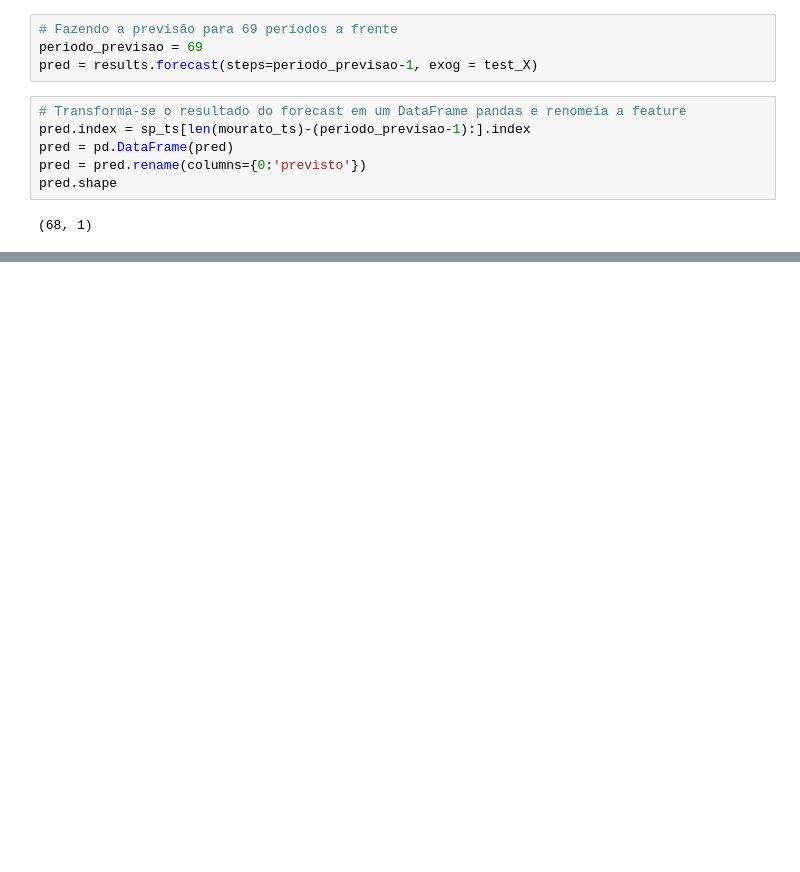
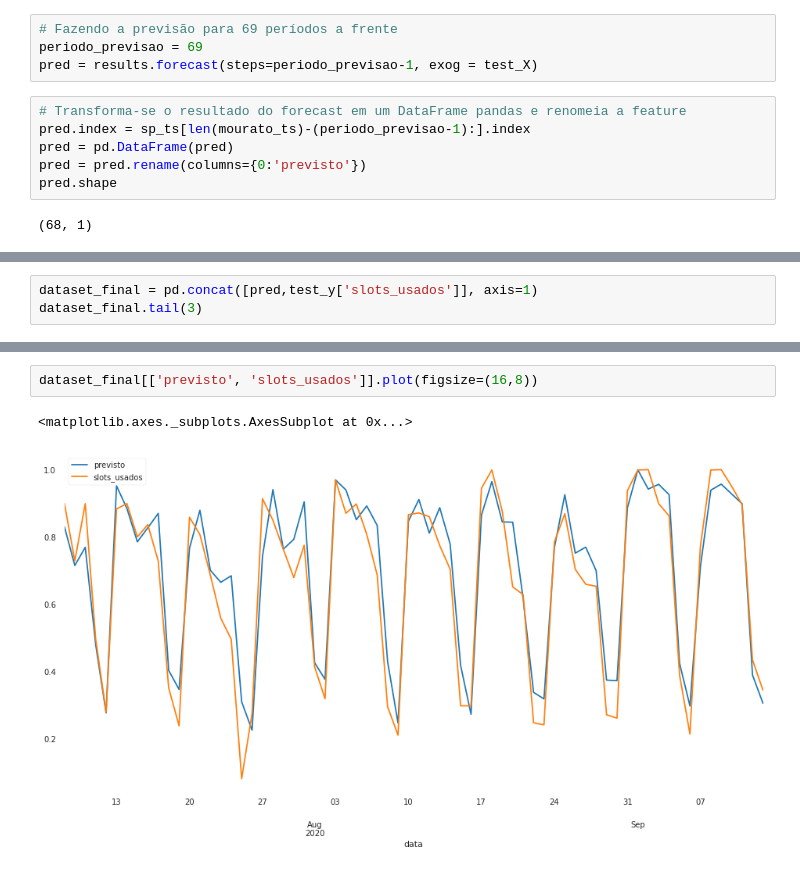
Before and after one commit to log-tech/dimensionamento-operacional, a Jupyter notebook: Trabalho Final - Github.ipynb, the cells around one changed output, grey strips where cells are left out. Saved outputs shown, nothing was run; the diff lists cells and outputs as text; blank space fills up the shorter version.

```diff
--- a/Trabalho Final - Github.ipynb
+++ b/Trabalho Final - Github.ipynb
@@ -1125 +1084,4 @@ SARIMAX Model MAPE: 16.605320764971417
 -----------------------------------------------------------------------------------------------------
+# %%
+dataset_final = pd.concat([pred,test_y['slots_usados']], axis=1)
+dataset_final.tail(3)
@@ -1125,0 +1094,5 @@ SARIMAX Model MAPE: 16.605320764971417
+# %%
+dataset_final[['previsto', 'slots_usados']].plot(figsize=(16,8))
+# %% [output]
+<matplotlib.axes._subplots.AxesSubplot at 0x...>
+[figure, added]
```
Also changed, not shown: parts of 33 cells of this notebook.
